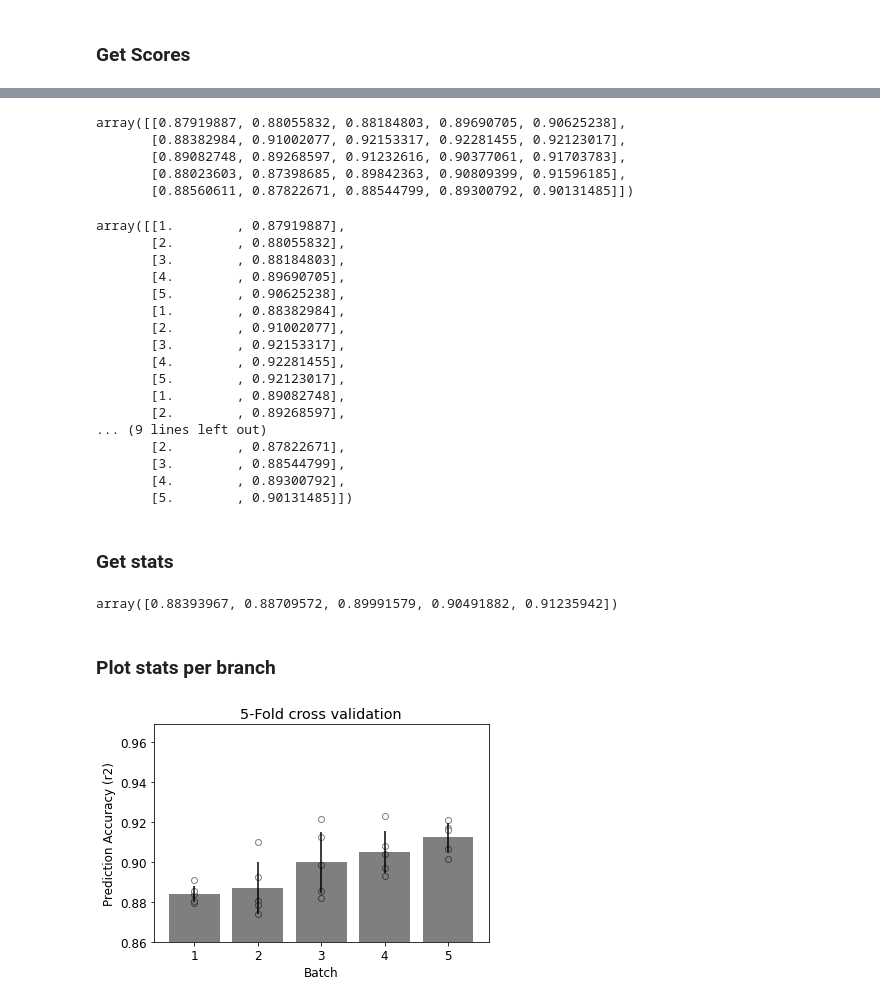
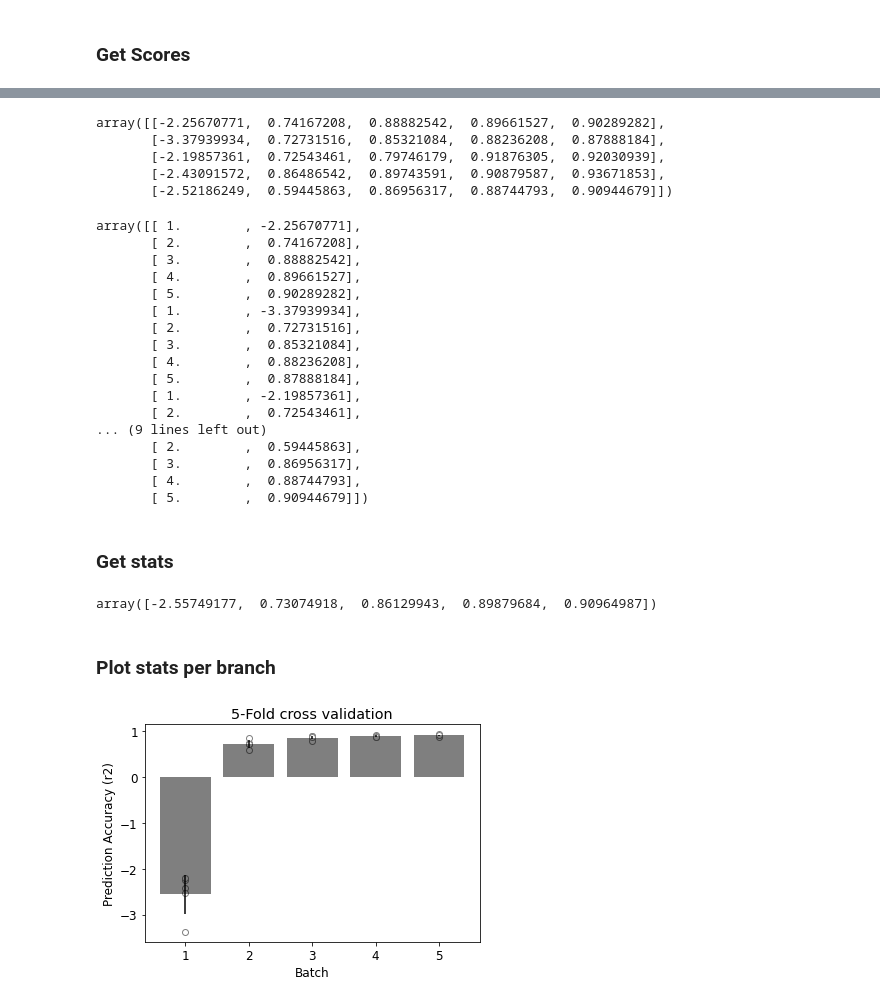
Before and after one commit to ryanquinnnelson/CMU-02750-Active-Learning-Guided-Protein-Production-Optimization, a Jupyter notebook: HW4_q2_accuracy_ryann.ipynb, the cells around one changed output, grey strips where cells are left out. Saved outputs shown, nothing was run; the diff lists cells and outputs as text; code cells hidden in the pictures.

```diff
--- a/HW4_q2_accuracy_ryann.ipynb
+++ b/HW4_q2_accuracy_ryann.ipynb
@@ -137,6 +137,20 @@ ranges_dict = {
     '3-PGA (mM)':[3,9,15,30],
     'NTP (mM)':[0.15,0.45,0.75,1.5]
 }
+# %%
+def get_random_n_idx(y_pool, y_max, n):
+
+    selected_idx = []
+    while len(selected_idx) < n:
+        idx = np.random.choice(range(len(X_pool)), size=1, replace=False)
+
+        if idx not in selected_idx: # hasn't been selected yet
+
+            # limit max yield to y_max
+            if y_pool[idx] <= y_max:
+                selected_idx.append(idx.item(0))
+
+    return selected_idx
 # %%
 idx_first_22 = get_initial_22_idx(data, ranges_dict)
 
@@ -151,8 +165,12 @@ y_pool = np.delete(y_pool, idx_first_22)
 print(X_pool.shape)
 print(y_pool.shape)
 
-# chose 80 points from pool at random
-idx_random_80 = np.random.choice(range(len(X_pool)), size=80, replace=False)
+# # chose 80 points from pool at random
+# idx_random_80 = np.random.choice(range(len(X_pool)), size=80, replace=False)
+
+# choose 80 points at random, with the limitation that the yield should not exceed that of the initial 22
+y_max = np.max(y_training_22)
+idx_random_80 = get_random_n_idx(y_pool, y_max, n=80)
 X_training_80, y_training_80 = X_pool[idx_random_80], y_pool[idx_random_80]
 print(X_training_80.shape)
 print(y_training_80.shape)
@@ -612,59 +630,59 @@ Wall time: 2min 12s
 scores_arr = np.array(scores)
 scores_arr
 # %% [output]
-array([[0.87919887, 0.88055832, 0.88184803, 0.89690705, 0.90625238],
-       [0.88382984, 0.91002077, 0.92153317, 0.92281455, 0.92123017],
-       [0.89082748, 0.89268597, 0.91232616, 0.90377061, 0.91703783],
-       [0.88023603, 0.87398685, 0.89842363, 0.90809399, 0.91596185],
-       [0.88560611, 0.87822671, 0.88544799, 0.89300792, 0.90131485]])
+array([[-2.25670771,  0.74167208,  0.88882542,  0.89661527,  0.90289282],
+       [-3.37939934,  0.72731516,  0.85321084,  0.88236208,  0.87888184],
+       [-2.19857361,  0.72543461,  0.79746179,  0.91876305,  0.92030939],
+       [-2.43091572,  0.86486542,  0.89743591,  0.90879587,  0.93671853],
+       [-2.52186249,  0.59445863,  0.86956317,  0.88744793,  0.90944679]])
 # %%
 scores_y = np.array([i+1 for i in range(n_batch+1)]*(n_batch+1))
 scores_y
 scores_combined = np.append(scores_y.reshape(-1,1),scores_arr.reshape(-1,1),  axis=1)
 scores_combined
 # %% [output]
-array([[1.        , 0.87919887],
-       [2.        , 0.88055832],
-       [3.        , 0.88184803],
-       [4.        , 0.89690705],
-       [5.        , 0.90625238],
-       [1.        , 0.88382984],
-       [2.        , 0.91002077],
-       [3.        , 0.92153317],
-       [4.        , 0.92281455],
-       [5.        , 0.92123017],
-       [1.        , 0.89082748],
-       [2.        , 0.89268597],
+array([[ 1.        , -2.25670771],
+       [ 2.        ,  0.74167208],
+       [ 3.        ,  0.88882542],
+       [ 4.        ,  0.89661527],
+       [ 5.        ,  0.90289282],
+       [ 1.        , -3.37939934],
+       [ 2.        ,  0.72731516],
+       [ 3.        ,  0.85321084],
+       [ 4.        ,  0.88236208],
+       [ 5.        ,  0.87888184],
+       [ 1.        , -2.19857361],
+       [ 2.        ,  0.72543461],
 ... (9 lines left out)
-       [2.        , 0.87822671],
-       [3.        , 0.88544799],
-       [4.        , 0.89300792],
-       [5.        , 0.90131485]])
+       [ 2.        ,  0.59445863],
+       [ 3.        ,  0.86956317],
+       [ 4.        ,  0.88744793],
+       [ 5.        ,  0.90944679]])
 # %% [markdown]
 ### Get stats
 # %%
 batch_mean, batch_std = get_score_stats(scores_arr)
 batch_mean
 # %% [output]
-array([0.88393967, 0.88709572, 0.89991579, 0.90491882, 0.91235942])
+array([-2.55749177,  0.73074918,  0.86129943,  0.89879684,  0.90964987])
 # %% [markdown]
 ### Plot stats per branch
 # %%
 
 plt.rcParams.update({'font.size': 12})
 # plt.figure(figsize=(20,10))
 plt.scatter(scores_combined[:,0],scores_combined[:,1], marker='o', color='w',edgecolor='gray')
 
 plt.bar([1,2,3,4,5],
         height=batch_mean,
         yerr=batch_std,
         alpha=0.5,
        color='k')
 
-plt.ylim(bottom=0.86)
+# plt.ylim(bottom=)
 plt.title('5-Fold cross validation')
 plt.ylabel('Prediction Accuracy (r2)')
 plt.xlabel('Batch')
 plt.show()
 # %% [output]
-[figure, old version]
+[figure, new version]
```
Also changed, not shown: parts of 3 cells of this notebook, 1 other file.
